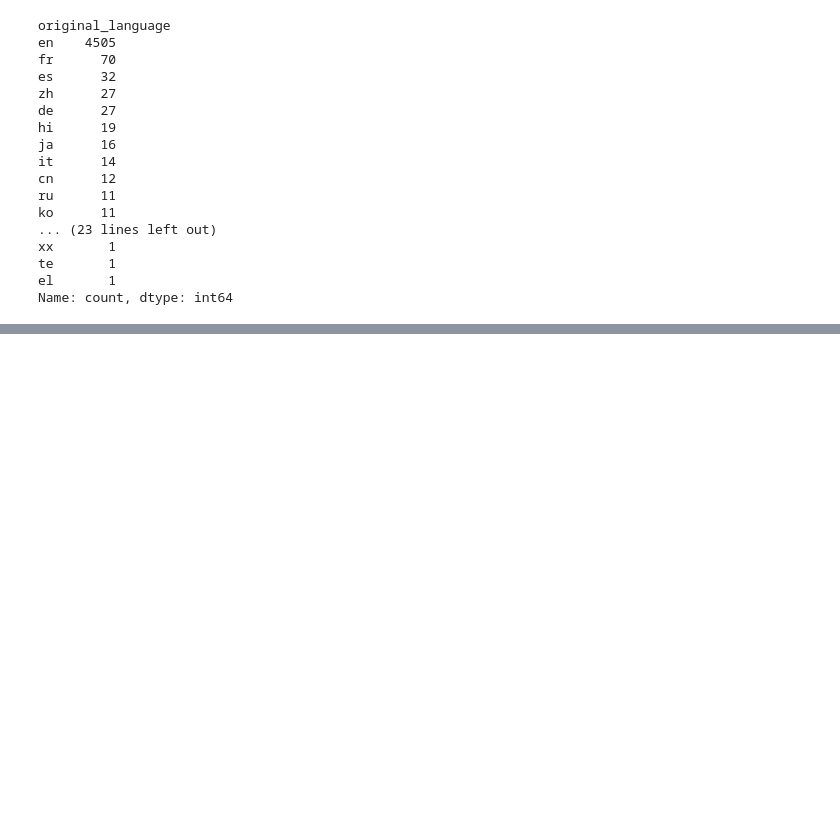
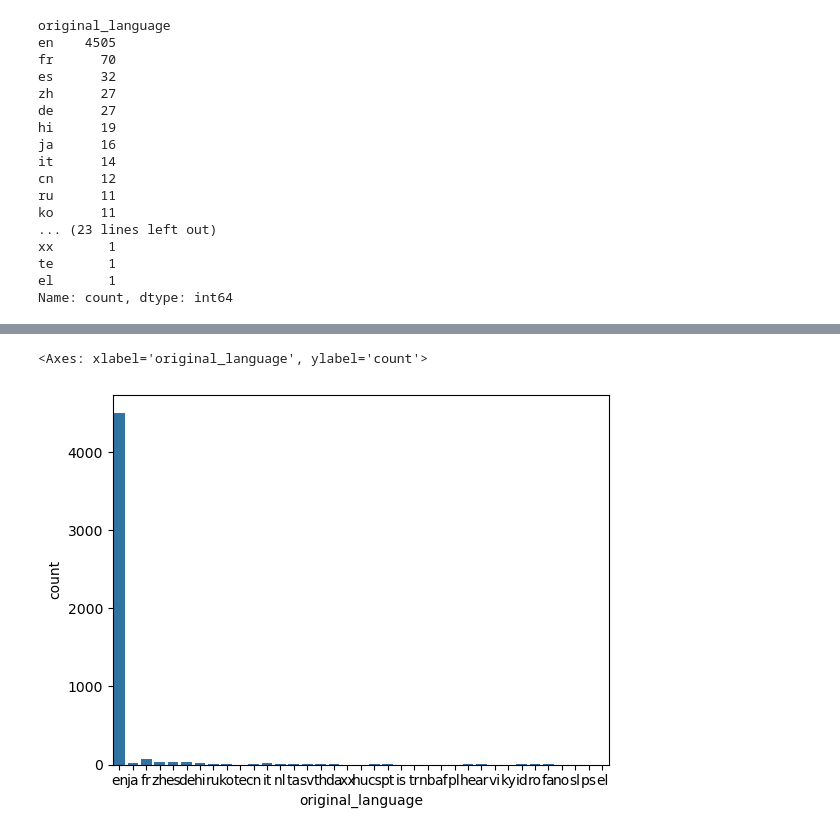
Before and after one commit to carlosvinicius-ai/DataScience, a Jupyter notebook: Codigos/introducao_data_science.ipynb, the cells around one changed output, grey strips where cells are left out. Cells and saved outputs as stored; diff of their text form; code cells hidden in the pictures; blank space fills up the shorter version.

```diff
--- a/Codigos/introducao_data_science.ipynb
+++ b/Codigos/introducao_data_science.ipynb
@@ -246,0 +263,5 @@ Name: count, dtype: int64
+# %%
+sns.countplot(data=tmdb, x='original_language') #gráfico sem ter que fazer muita limpeza
+# %% [output]
+<Axes: xlabel='original_language', ylabel='count'>
+[figure, added]
```
Also changed, not shown: parts of 2 cells of this notebook.
